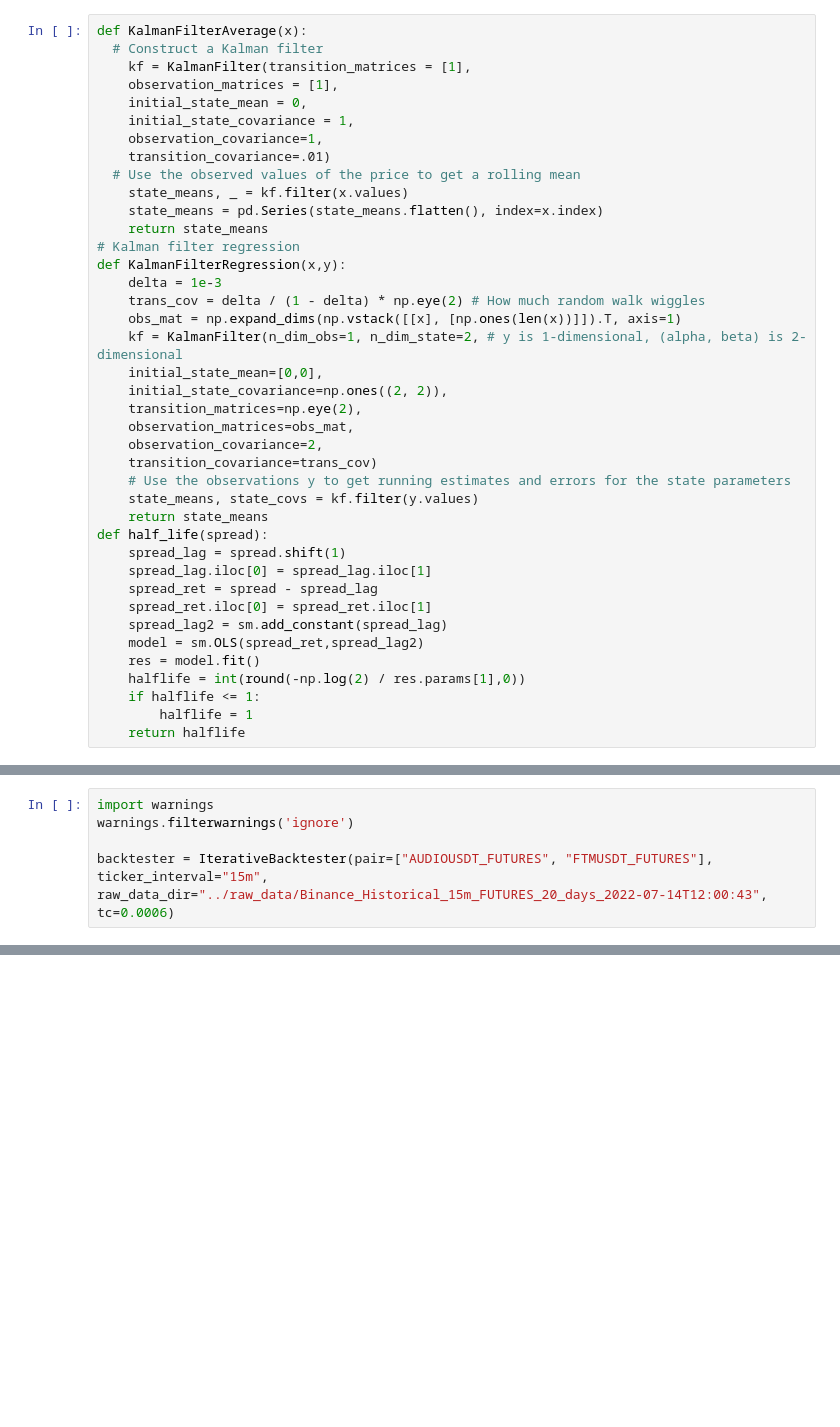
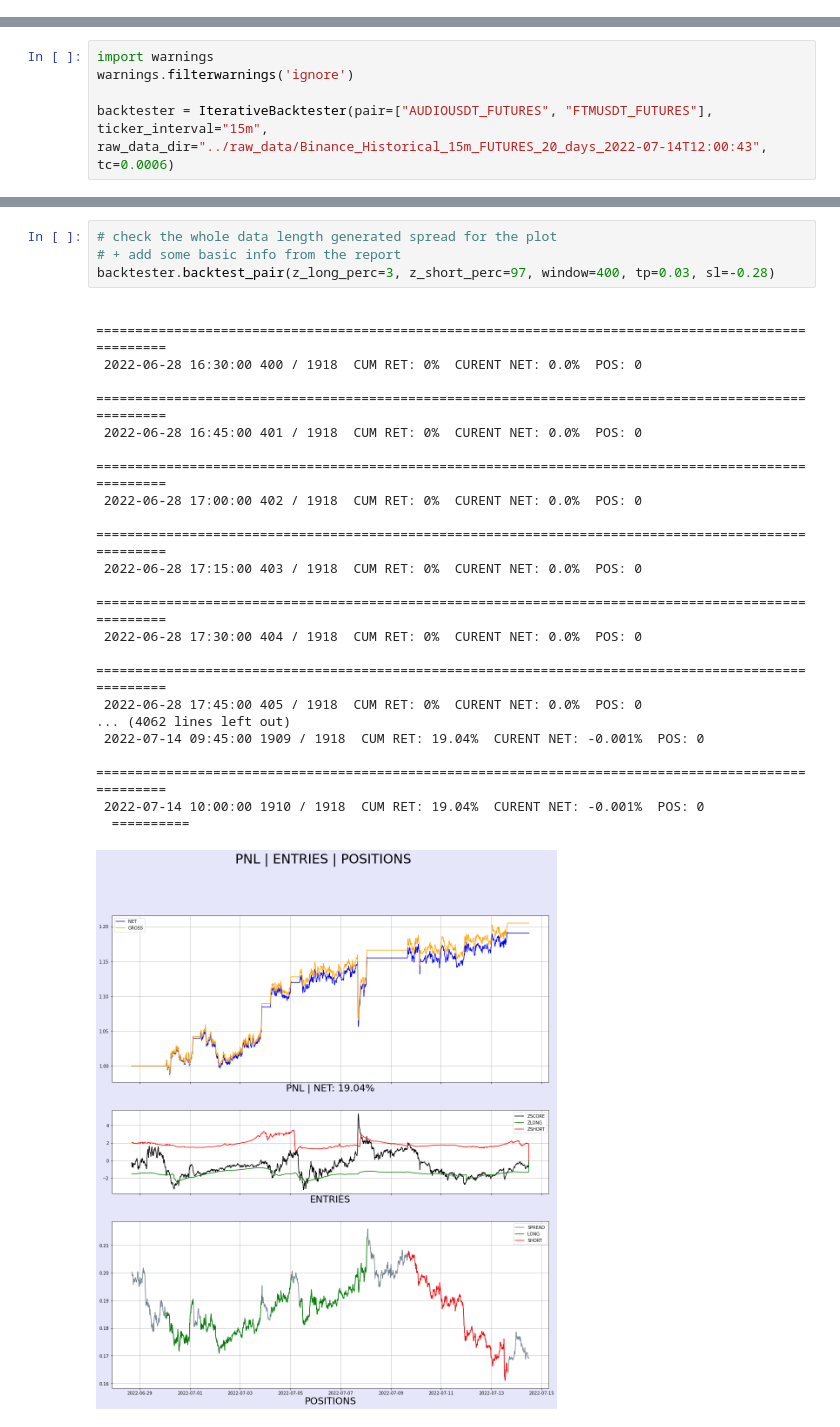
Before and after one commit to mscbr/algo_pairs, a Jupyter notebook: modules/IterativeBackterster.ipynb, the cells around one changed output, grey strips where cells are left out. Cells and saved outputs as stored; diff of their text form; blank space fills up the shorter version.

Commit message:
iterative backtester: backtest report + charts

```diff
--- a/modules/IterativeBackterster.ipynb
+++ b/modules/IterativeBackterster.ipynb
@@ -14,46 +14,6 @@ from math import sqrt
 
 # check how much of historical orderbook can be gotten
 # entering into position slippage can be simulated here
-# %%
-def KalmanFilterAverage(x):
-  # Construct a Kalman filter
-    kf = KalmanFilter(transition_matrices = [1],
-    observation_matrices = [1],
-    initial_state_mean = 0,
-    initial_state_covariance = 1,
-    observation_covariance=1,
-    transition_covariance=.01)
-  # Use the observed values of the price to get a rolling mean
-    state_means, _ = kf.filter(x.values)
-    state_means = pd.Series(state_means.flatten(), index=x.index)
-    return state_means
-# Kalman filter regression
-def KalmanFilterRegression(x,y):
-    delta = 1e-3
-    trans_cov = delta / (1 - delta) * np.eye(2) # How much random walk wiggles
-    obs_mat = np.expand_dims(np.vstack([[x], [np.ones(len(x))]]).T, axis=1)
-    kf = KalmanFilter(n_dim_obs=1, n_dim_state=2, # y is 1-dimensional, (alpha, beta) is 2-dimensional
-    initial_state_mean=[0,0],
-    initial_state_covariance=np.ones((2, 2)),
-    transition_matrices=np.eye(2),
-    observation_matrices=obs_mat,
-    observation_covariance=2,
-    transition_covariance=trans_cov)
-    # Use the observations y to get running estimates and errors for the state parameters
-    state_means, state_covs = kf.filter(y.values)
-    return state_means
-def half_life(spread):
-    spread_lag = spread.shift(1)
-    spread_lag.iloc[0] = spread_lag.iloc[1]
-    spread_ret = spread - spread_lag
-    spread_ret.iloc[0] = spread_ret.iloc[1]
-    spread_lag2 = sm.add_constant(spread_lag)
-    model = sm.OLS(spread_ret,spread_lag2)
-    res = model.fit()
-    halflife = int(round(-np.log(2) / res.params[1],0))
-    if halflife <= 1:
-        halflife = 1
-    return halflife
 # %%
 # for now lets skip this for live iterating
 
@@ -471,0 +485,23 @@ backtester.result
+# %%
+# check the whole data length generated spread for the plot
+# + add some basic info from the report
+backtester.backtest_pair(z_long_perc=3, z_short_perc=97, window=400, tp=0.03, sl=-0.28)
+# %% [output]
+  ====================================================================================================
+ 2022-06-28 16:30:00 400 / 1918  CUM RET: 0%  CURENT NET: 0.0%  POS: 0
+  ====================================================================================================
+ 2022-06-28 16:45:00 401 / 1918  CUM RET: 0%  CURENT NET: 0.0%  POS: 0
+  ====================================================================================================
+ 2022-06-28 17:00:00 402 / 1918  CUM RET: 0%  CURENT NET: 0.0%  POS: 0
+  ====================================================================================================
+ 2022-06-28 17:15:00 403 / 1918  CUM RET: 0%  CURENT NET: 0.0%  POS: 0
+  ====================================================================================================
+ 2022-06-28 17:30:00 404 / 1918  CUM RET: 0%  CURENT NET: 0.0%  POS: 0
+  ====================================================================================================
+ 2022-06-28 17:45:00 405 / 1918  CUM RET: 0%  CURENT NET: 0.0%  POS: 0
+... (4062 lines left out)
+ 2022-07-14 09:45:00 1909 / 1918  CUM RET: 19.04%  CURENT NET: -0.001%  POS: 0
+  ====================================================================================================
+ 2022-07-14 10:00:00 1910 / 1918  CUM RET: 19.04%  CURENT NET: -0.001%  POS: 0
+  ==========
+[figure, added]
```
Also changed, not shown: parts of 6 cells of this notebook.
